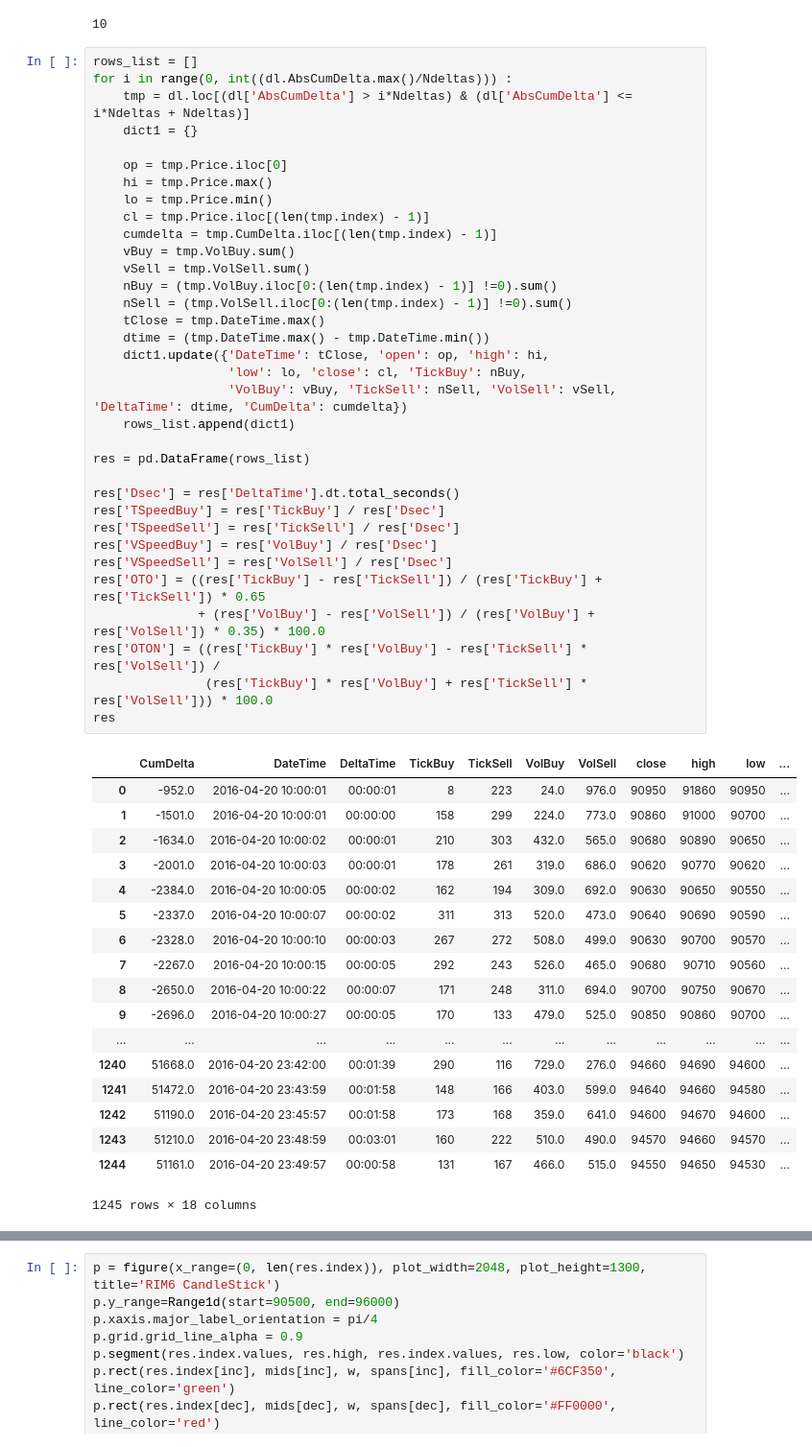
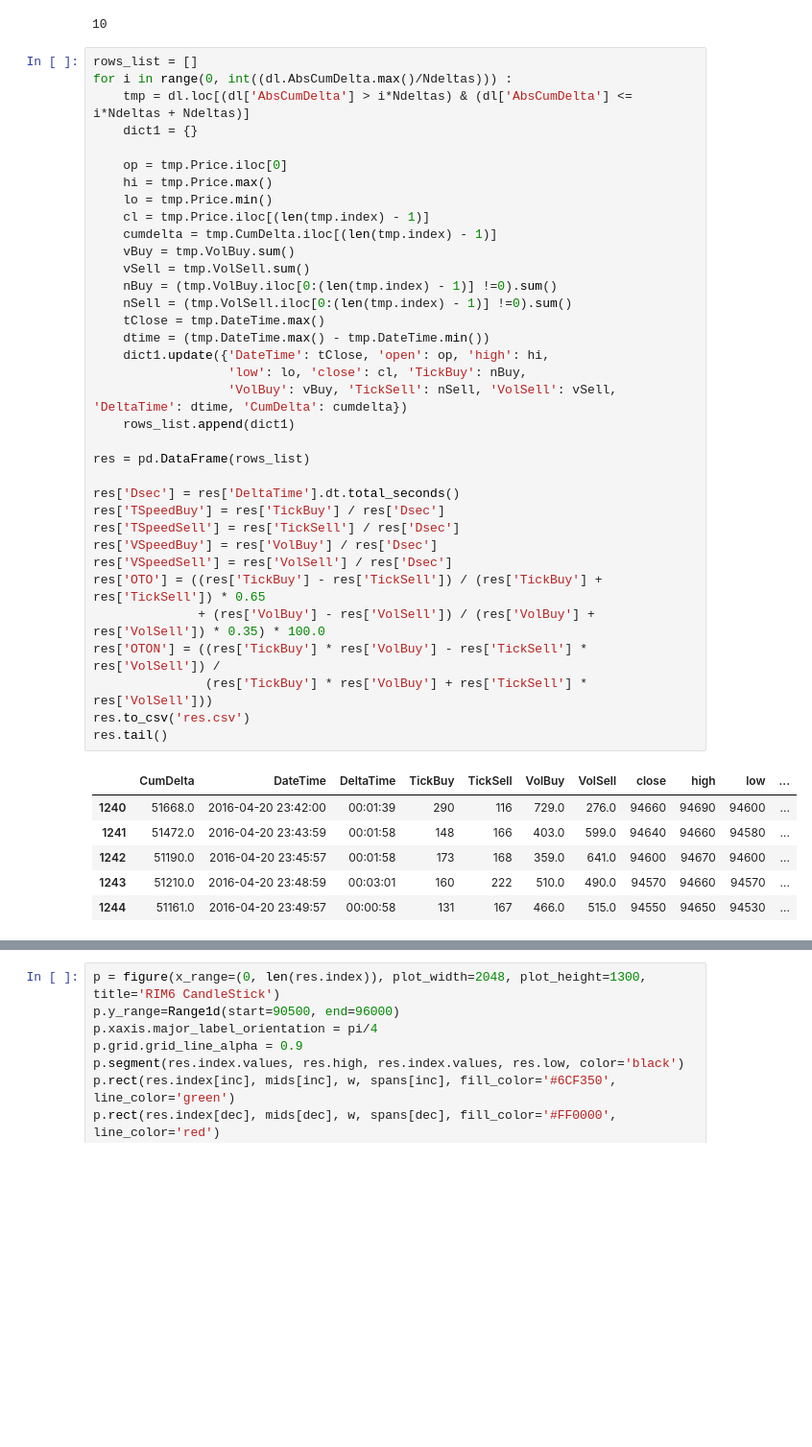
Before and after one commit to arelyt/TestPandas, a Jupyter notebook: Deltas.ipynb, the cells around one changed output, grey strips where cells are left out. Shown at 96% size. Drawn from its saved outputs; the diff is of its cells as text; blank space fills up the shorter version.

```diff
--- a/Deltas.ipynb
+++ b/Deltas.ipynb
@@ -41,52 +51,41 @@ for i in range(0, int((dl.AbsCumDelta.max()/Ndeltas))) :
     dict1 = {}
 
     op = tmp.Price.iloc[0]
     hi = tmp.Price.max()
     lo = tmp.Price.min()
     cl = tmp.Price.iloc[(len(tmp.index) - 1)]
     cumdelta = tmp.CumDelta.iloc[(len(tmp.index) - 1)]
     vBuy = tmp.VolBuy.sum()
     vSell = tmp.VolSell.sum()
     nBuy = (tmp.VolBuy.iloc[0:(len(tmp.index) - 1)] !=0).sum()
     nSell = (tmp.VolSell.iloc[0:(len(tmp.index) - 1)] !=0).sum()
     tClose = tmp.DateTime.max()
     dtime = (tmp.DateTime.max() - tmp.DateTime.min())
     dict1.update({'DateTime': tClose, 'open': op, 'high': hi,
                   'low': lo, 'close': cl, 'TickBuy': nBuy,
                   'VolBuy': vBuy, 'TickSell': nSell, 'VolSell': vSell, 'DeltaTime': dtime, 'CumDelta': cumdelta})
     rows_list.append(dict1)
 
 res = pd.DataFrame(rows_list)
 
 res['Dsec'] = res['DeltaTime'].dt.total_seconds()
 res['TSpeedBuy'] = res['TickBuy'] / res['Dsec']
 res['TSpeedSell'] = res['TickSell'] / res['Dsec']
 res['VSpeedBuy'] = res['VolBuy'] / res['Dsec']
 res['VSpeedSell'] = res['VolSell'] / res['Dsec']
 res['OTO'] = ((res['TickBuy'] - res['TickSell']) / (res['TickBuy'] + res['TickSell']) * 0.65
               + (res['VolBuy'] - res['VolSell']) / (res['VolBuy'] + res['VolSell']) * 0.35) * 100.0
 res['OTON'] = ((res['TickBuy'] * res['VolBuy'] - res['TickSell'] * res['VolSell']) /
-               (res['TickBuy'] * res['VolBuy'] + res['TickSell'] * res['VolSell'])) * 100.0
-res
+               (res['TickBuy'] * res['VolBuy'] + res['TickSell'] * res['VolSell']))
+res.to_csv('res.csv')
+res.tail()
 # %% [output]
 |  | CumDelta | DateTime | DeltaTime | TickBuy | TickSell | VolBuy | VolSell | close | high | low | ... |
-| 0 | -952.0 | 2016-04-20 10:00:01 | 00:00:01 | 8 | 223 | 24.0 | 976.0 | 90950 | 91860 | 90950 | ... |
-| 1 | -1501.0 | 2016-04-20 10:00:01 | 00:00:00 | 158 | 299 | 224.0 | 773.0 | 90860 | 91000 | 90700 | ... |
-| 2 | -1634.0 | 2016-04-20 10:00:02 | 00:00:01 | 210 | 303 | 432.0 | 565.0 | 90680 | 90890 | 90650 | ... |
-| 3 | -2001.0 | 2016-04-20 10:00:03 | 00:00:01 | 178 | 261 | 319.0 | 686.0 | 90620 | 90770 | 90620 | ... |
-| 4 | -2384.0 | 2016-04-20 10:00:05 | 00:00:02 | 162 | 194 | 309.0 | 692.0 | 90630 | 90650 | 90550 | ... |
-| 5 | -2337.0 | 2016-04-20 10:00:07 | 00:00:02 | 311 | 313 | 520.0 | 473.0 | 90640 | 90690 | 90590 | ... |
-| 6 | -2328.0 | 2016-04-20 10:00:10 | 00:00:03 | 267 | 272 | 508.0 | 499.0 | 90630 | 90700 | 90570 | ... |
-| 7 | -2267.0 | 2016-04-20 10:00:15 | 00:00:05 | 292 | 243 | 526.0 | 465.0 | 90680 | 90710 | 90560 | ... |
-| 8 | -2650.0 | 2016-04-20 10:00:22 | 00:00:07 | 171 | 248 | 311.0 | 694.0 | 90700 | 90750 | 90670 | ... |
-| 9 | -2696.0 | 2016-04-20 10:00:27 | 00:00:05 | 170 | 133 | 479.0 | 525.0 | 90850 | 90860 | 90700 | ... |
-| ... | ... | ... | ... | ... | ... | ... | ... | ... | ... | ... | ... |
 | 1240 | 51668.0 | 2016-04-20 23:42:00 | 00:01:39 | 290 | 116 | 729.0 | 276.0 | 94660 | 94690 | 94600 | ... |
 | 1241 | 51472.0 | 2016-04-20 23:43:59 | 00:01:58 | 148 | 166 | 403.0 | 599.0 | 94640 | 94660 | 94580 | ... |
 | 1242 | 51190.0 | 2016-04-20 23:45:57 | 00:01:58 | 173 | 168 | 359.0 | 641.0 | 94600 | 94670 | 94600 | ... |
 | 1243 | 51210.0 | 2016-04-20 23:48:59 | 00:03:01 | 160 | 222 | 510.0 | 490.0 | 94570 | 94660 | 94570 | ... |
 | 1244 | 51161.0 | 2016-04-20 23:49:57 | 00:00:58 | 131 | 167 | 466.0 | 515.0 | 94550 | 94650 | 94530 | ... |
-1245 rows × 18 columns
 # %%
 # res = res.set_index('DateTime')
 mids = (res.open + res.close)/2
```
Also changed, not shown: parts of 2 cells of this notebook.
